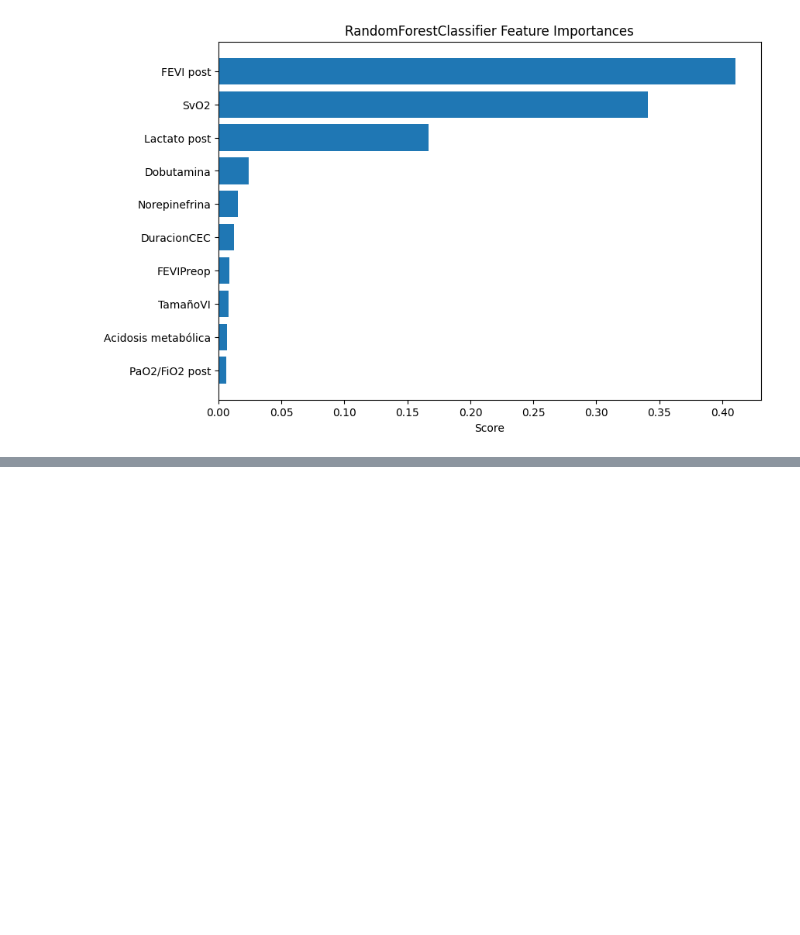
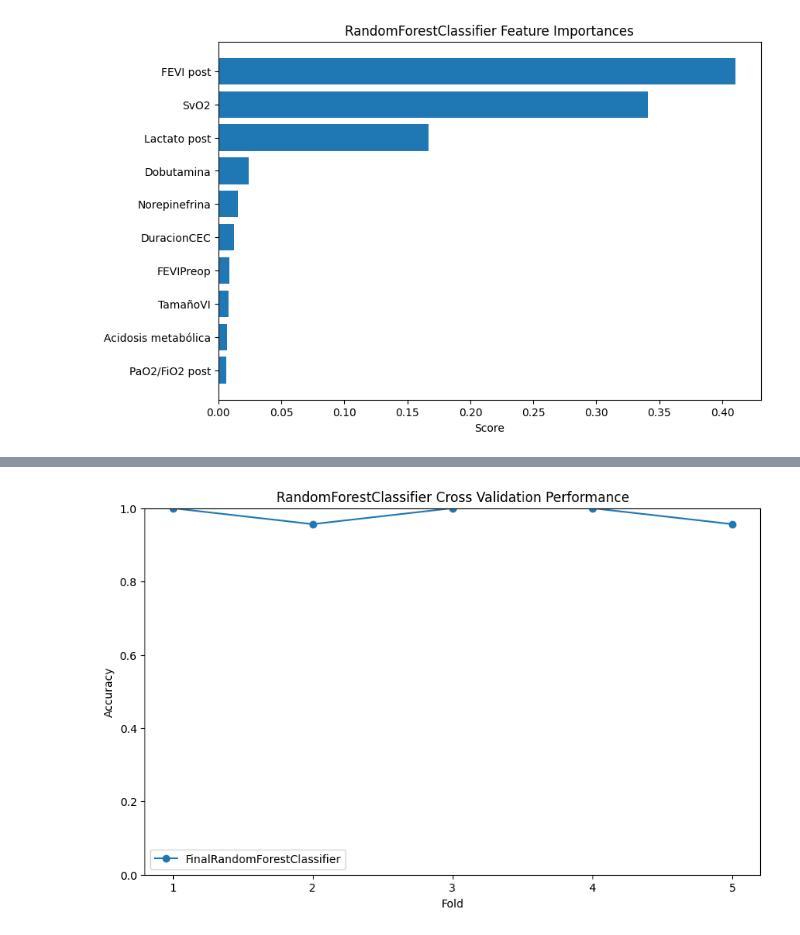
Before and after one commit to rxhdz/LCOS-Predictor, a Jupyter notebook: notebooks/03_model_evaluation.ipynb, the cells around one changed output, grey strips where cells are left out. Saved outputs shown, nothing was run; the diff lists cells and outputs as text; code cells hidden in the pictures; blank space fills up the shorter version.

```diff
--- a/notebooks/03_model_evaluation.ipynb
+++ b/notebooks/03_model_evaluation.ipynb
@@ -46,0 +51,4 @@ plot_feature_importances(rf_model, 'RandomForestClassifier Feature Importances',
+# %%
+plot_cross_val_performance(rf_model, X, y, 'RandomForestClassifier Cross Validation Performance', 1)
+# %% [output]
+[figure, added]
```
Also changed, not shown: parts of 2 cells of this notebook, 1 other file.
